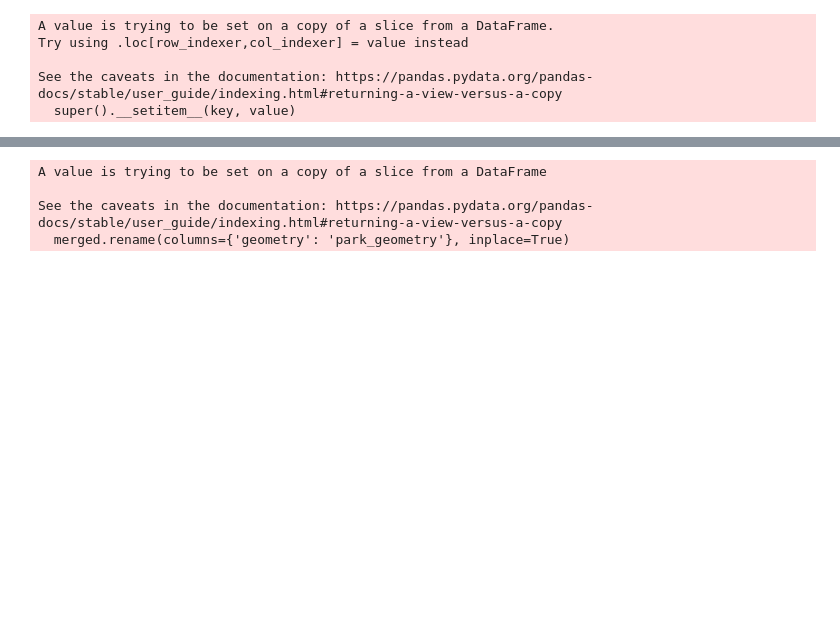
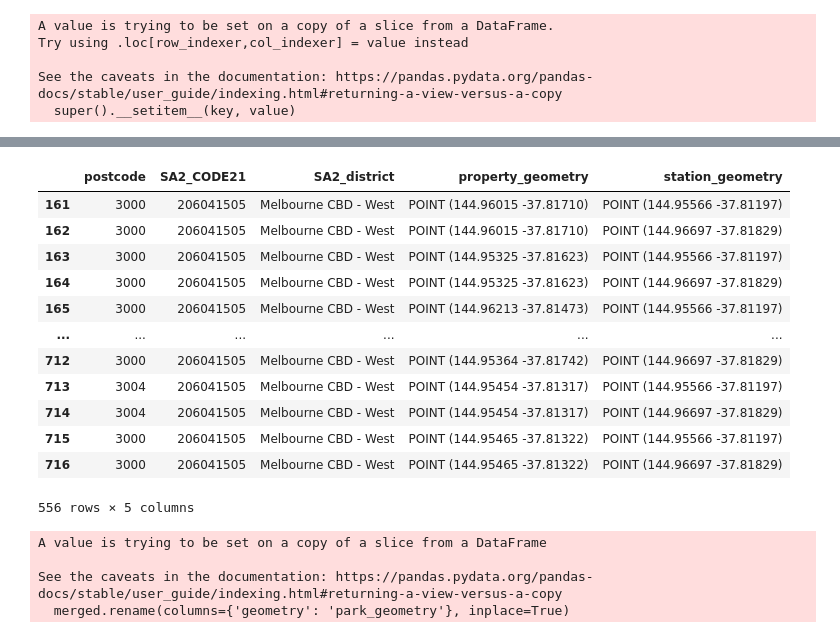
Before and after one commit to HenrikHao/real-estate-industry-project, a Jupyter notebook: notebooks/Aggregation.ipynb, the cells around one changed output, grey strips where cells are left out. Cells and saved outputs as stored; diff of their text form; code cells hidden in the pictures; blank space fills up the shorter version.

```diff
--- a/notebooks/Aggregation.ipynb
+++ b/notebooks/Aggregation.ipynb
@@ -35,0 +46,2 @@ station_SA2 = gpd.sjoin(station, victoria_gdf, how="inner", op="within")
+# %%
+station_SA2 = station_SA2.drop_duplicates(subset='STOP_NAME', keep='first')
@@ -38,2 +81,2 @@ property_agg = pd.merge(property_SA2, station_SA2, on='SA2_CODE21', how='left')
 # %%
-merged = property_agg[['name_x', 'SA2_CODE21', 'SA2_NAME21_x', 'geometry_x', 'geometry_y']]
+merged = property_agg[['name', 'SA2_CODE21', 'SA2_NAME21_x', 'geometry_x', 'geometry_y']]
@@ -40,5 +92,5 @@ merged = property_agg[['name_x', 'SA2_CODE21', 'SA2_NAME21_x', 'geometry_x', 'ge
 # %%
-merged.rename(columns={'name_x': 'postcode', 'SA2_NAME21_x': 'SA2_district', 'geometry_x': 'property_geometry', 'geometry_y': 'station_geometry'}, inplace=True)
+merged.rename(columns={'name': 'postcode', 'SA2_NAME21_x': 'SA2_district', 'geometry_x': 'property_geometry', 'geometry_y': 'station_geometry'}, inplace=True)
 # %% [output]
 A value is trying to be set on a copy of a slice from a DataFrame
 
@@ -55,3 +116,21 @@ See the caveats in the documentation: https://pandas.pydata.org/pandas-docs/stab
+# %%
+filtered_df = merged[merged['SA2_district'] == 'Melbourne CBD - West']
+# %%
+filtered_df
+# %% [output]
+|  | postcode | SA2_CODE21 | SA2_district | property_geometry | station_geometry |
+| 161 | 3000 | 206041505 | Melbourne CBD - West | POINT (144.96015 -37.81710) | POINT (144.95566 -37.81197) |
+| 162 | 3000 | 206041505 | Melbourne CBD - West | POINT (144.96015 -37.81710) | POINT (144.96697 -37.81829) |
+| 163 | 3000 | 206041505 | Melbourne CBD - West | POINT (144.95325 -37.81623) | POINT (144.95566 -37.81197) |
+| 164 | 3000 | 206041505 | Melbourne CBD - West | POINT (144.95325 -37.81623) | POINT (144.96697 -37.81829) |
+| 165 | 3000 | 206041505 | Melbourne CBD - West | POINT (144.96213 -37.81473) | POINT (144.95566 -37.81197) |
+| ... | ... | ... | ... | ... | ... |
+| 712 | 3000 | 206041505 | Melbourne CBD - West | POINT (144.95364 -37.81742) | POINT (144.96697 -37.81829) |
+| 713 | 3004 | 206041505 | Melbourne CBD - West | POINT (144.95454 -37.81317) | POINT (144.95566 -37.81197) |
+| 714 | 3004 | 206041505 | Melbourne CBD - West | POINT (144.95454 -37.81317) | POINT (144.96697 -37.81829) |
+| 715 | 3000 | 206041505 | Melbourne CBD - West | POINT (144.95465 -37.81322) | POINT (144.95566 -37.81197) |
+| 716 | 3000 | 206041505 | Melbourne CBD - West | POINT (144.95465 -37.81322) | POINT (144.96697 -37.81829) |
+556 rows × 5 columns
 # %%
 park = gpd.read_file('../data/external_SA2/Park.geojson')
 # %%
```
Also changed, not shown: parts of 11 cells of this notebook, 12 other files.
